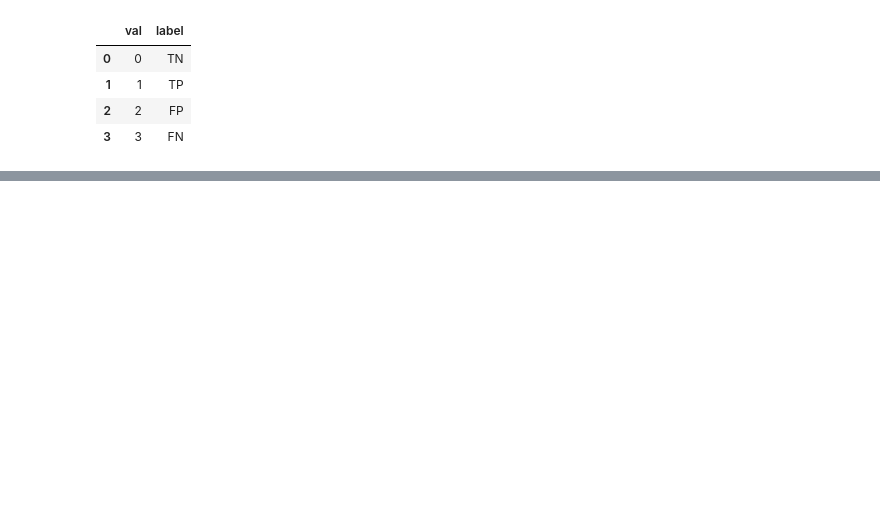
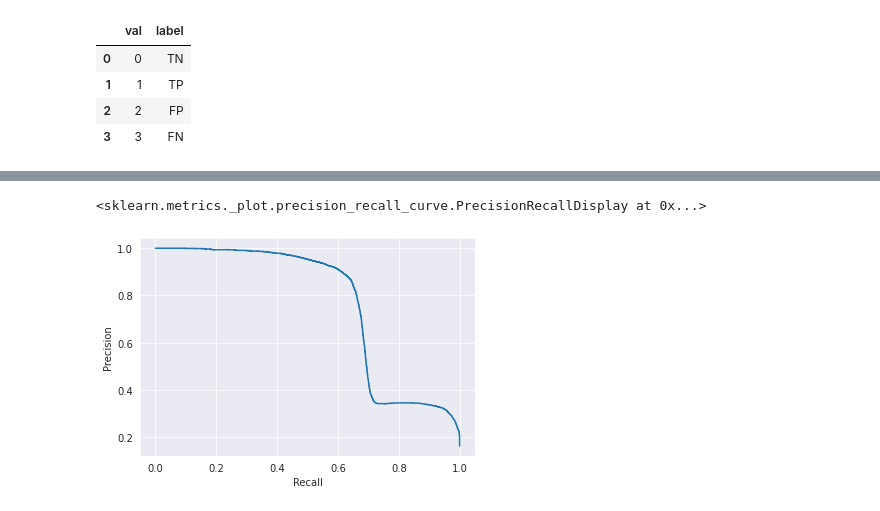
Before and after one commit to bparment1/deep_learning_with_satellite_imagery_and_geospatial_data, a Jupyter notebook: intro_image_semantic_segmentation.ipynb, the cells around one changed output, grey strips where cells are left out. Drawn from its saved outputs; the diff is of its cells as text; code cells hidden in the pictures; blank space fills up the shorter version.

```diff
--- a/intro_image_semantic_segmentation.ipynb
+++ b/intro_image_semantic_segmentation.ipynb
@@ -1336,0 +1365,18 @@ auc_df
+# %%
+y_test=Y_test.ravel()
+y_scores_test=Y_pred.ravel()
+
+threshold = 0.5
+
+
+Y_pred_cat = y_scores_test > threshold
+Y_pred_cat= Y_pred_cat.astype('int')
+Y_test_cat = y_test.astype('int')
+
+report_dict=classification_report(Y_test_cat,
+                                  Y_pred_cat,
+                                  output_dict=True)
+report_df = pd.DataFrame(report_dict).transpose()
+confusion_matrix_val = confusion_matrix(Y_test_cat,Y_pred_cat)
+
+#https://towardsdatascience.com/what-metrics-should-we-use-on-imbalanced-data-set-precision-recall-roc-e2e79252aeba
@@ -1336,0 +1403,13 @@ auc_df
+# %%
+# Use sklearn to plot precision-recall curves
+
+from sklearn.metrics import precision_recall_curve
+from sklearn.metrics import PrecisionRecallDisplay
+precision, recall, thresholds = precision_recall_curve(y_true=y_test,
+                       probas_pred=y_scores_test)
+
+prd = PrecisionRecallDisplay(precision, recall)
+prd.plot()
+# %% [output]
+<sklearn.metrics._plot.precision_recall_curve.PrecisionRecallDisplay at 0x...>
+[figure, added]
```
Also changed, not shown: parts of 43 cells of this notebook.
